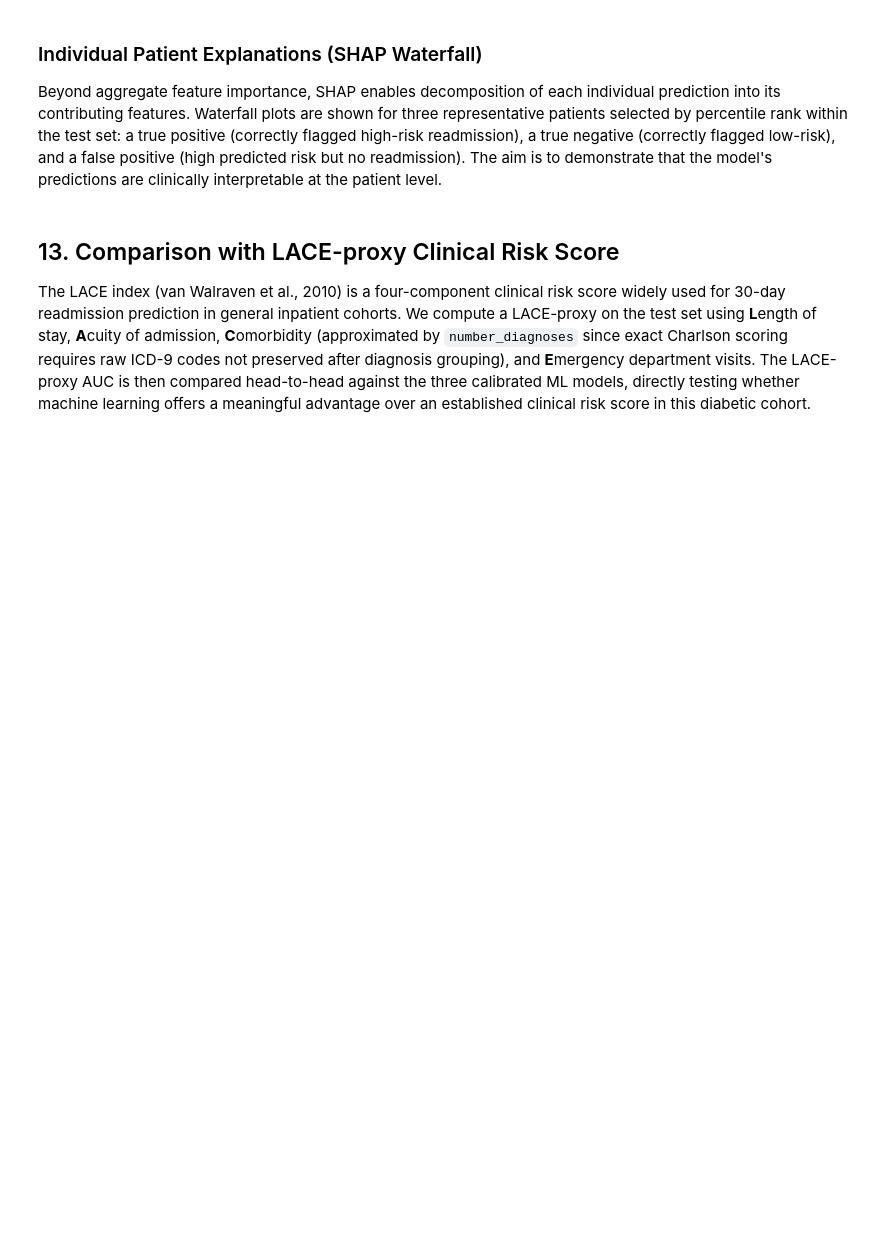
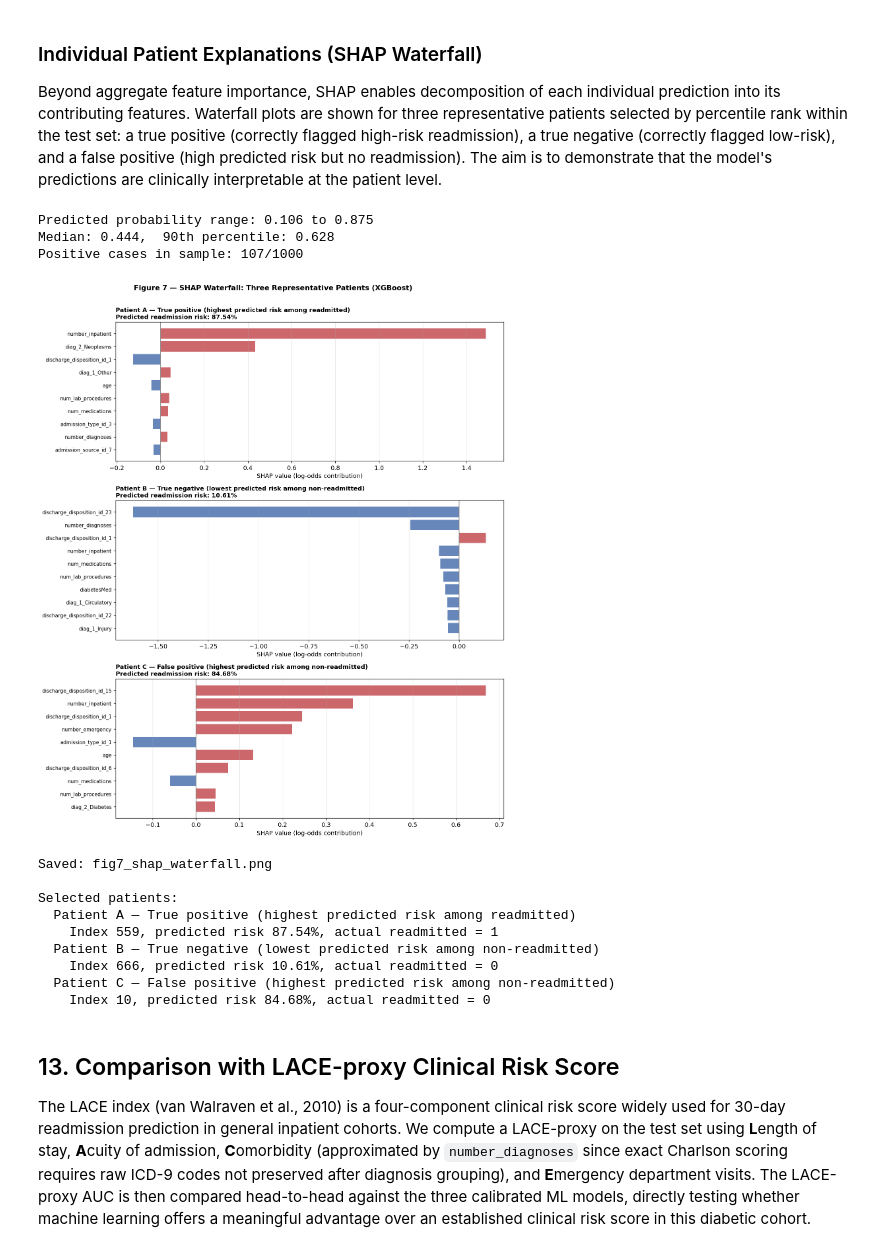
Before and after one commit to mahdi2382/Module_5, a Jupyter notebook: diabetes_readmission_improved.ipynb, the cells around one changed output. Drawn from its saved outputs; the diff is of its cells as text; code cells hidden in the pictures; blank space fills up the shorter version.

```diff
--- a/diabetes_readmission_improved.ipynb
+++ b/diabetes_readmission_improved.ipynb
@@ -63,7 +65,7 @@ Place `diabetic_data.csv` in the same folder as this notebook (or adjust the pat
 **Source:** [UCI ML Repository — Dataset 296](https://archive.ics.uci.edu/dataset/296/diabetes+130-us+hospitals+for+years+1999-2008)
 # %%
 df_raw = pd.read_csv(
-    'https://raw.githubusercontent.com/mahdi2382/Cambridge_Assignments/main/diabetic_data.csv',
+    'https://raw.githubusercontent.com/mahdi2382/Module_5/main/diabetic_data.csv',
     na_values=['?', 'Unknown/Invalid', 'None'],
     low_memory=False
 )
@@ -974,36 +1210,50 @@ try:
     ]
 
     fig, axes = plt.subplots(3, 1, figsize=(12, 14))
     for ax, (title, idx) in zip(axes, patients):
         shap_vals = sv_only[idx]
         order     = np.argsort(np.abs(shap_vals))[-10:]
         names     = [feat_names[i] for i in order]
         vals      = shap_vals[order]
         colors    = ['#C44E52' if v > 0 else '#4C72B0' for v in vals]
 
         ax.barh(range(len(names)), vals, color=colors, alpha=0.85)
         ax.set_yticks(range(len(names)))
         ax.set_yticklabels(names, fontsize=9)
         ax.axvline(0, color='grey', lw=1)
         ax.set_title(f"{title}\nPredicted readmission risk: {yp[idx]:.2%}",
                      fontsize=11, fontweight='bold', loc='left')
         ax.set_xlabel('SHAP value (log-odds contribution)')
         ax.grid(axis='x', alpha=0.3)
 
-    plt.suptitle('Figure 8 — SHAP Waterfall: Three Representative Patients (XGBoost)',
+    plt.suptitle('Figure 7 — SHAP Waterfall: Three Representative Patients (XGBoost)',
                  fontsize=13, fontweight='bold', y=1.005)
     plt.tight_layout()
-    plt.savefig('fig8_shap_waterfall.png', dpi=150, bbox_inches='tight')
+    plt.savefig('fig7_shap_waterfall.png', dpi=150, bbox_inches='tight')
     plt.show()
-    print("Saved: fig8_shap_waterfall.png")
+    print("Saved: fig7_shap_waterfall.png")
 
     print("\nSelected patients:")
     for title, idx in patients:
         print(f"  {title}")
         print(f"    Index {idx}, predicted risk {yp[idx]:.2%}, actual readmitted = {int(y_sample[idx])}")
 
 except Exception as e:
     print(f"SHAP waterfall error: {e}")
+# %% [output]
+Predicted probability range: 0.106 to 0.875
+Median: 0.444,  90th percentile: 0.628
+Positive cases in sample: 107/1000
+[figure, added]
+Saved: fig7_shap_waterfall.png
+
+Selected patients:
+  Patient A — True positive (highest predicted risk among readmitted)
+    Index 559, predicted risk 87.54%, actual readmitted = 1
+  Patient B — True negative (lowest predicted risk among non-readmitted)
+    Index 666, predicted risk 10.61%, actual readmitted = 0
+  Patient C — False positive (highest predicted risk among non-readmitted)
+    Index 10, predicted risk 84.68%, actual readmitted = 0
 # %% [markdown]
 ## 13. Comparison with LACE-proxy Clinical Risk Score
 
```
Also changed, not shown: parts of 29 cells of this notebook.
